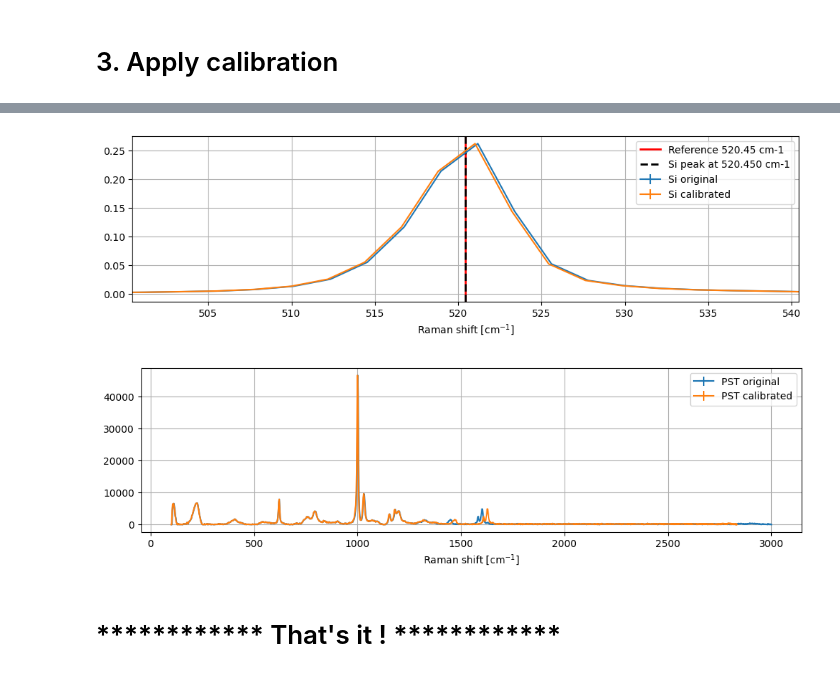
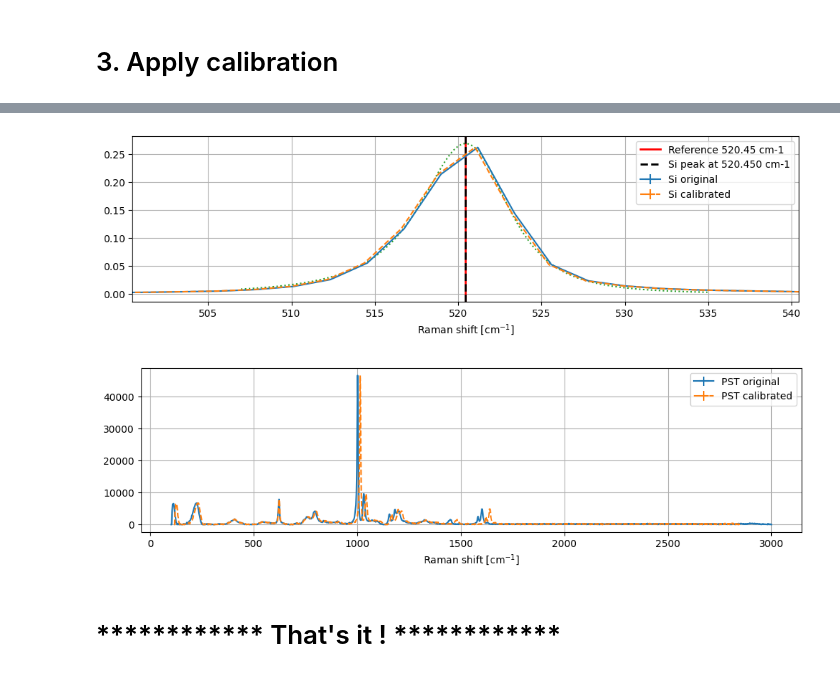
Before and after one commit to h2020charisma/ramanchada2, a Jupyter notebook: examples/publication/demo.ipynb, the cells around one changed output, grey strips where cells are left out. Cells and saved outputs as stored; diff of their text form; code cells hidden in the pictures.

```diff
--- a/examples/publication/demo.ipynb
+++ b/examples/publication/demo.ipynb
@@ -79,9 +79,10 @@ try:
         find_kw={"wlen": 200, "width": 1},
         fit_peaks_kw={},
         should_fit=fit_neon_peaks,
-        match_method="cluster",
+        match_method="argmin2d",
         interpolator_method="pchip"
     )
+    calmodel.nonmonotonic = "nan" # optional
     assert len(calmodel.components) == 2
     print(type(calmodel.components[0]),calmodel.components[0])
     print(type(calmodel.components[1]),calmodel.components[1])
@@ -150,7 +150,8 @@ si_peak_found = df.iloc[0]["position"]
 # plots
 fig, ax = plt.subplots(1,1,figsize=(12,3))
 spe_sil.plot(ax=ax,label="Si original")
-spe_sil_calibrated.plot(ax=ax,label="Si calibrated")
+spe_sil_calibrated.plot(ax=ax,label="Si calibrated",linestyle='--')
+fitres.plot(ax=ax, label="Fit", linestyle=':')
 ax.set_xlabel('Raman shift [cm$^{-1}$]')
 ax.axvline(x=520.45, color='red', linestyle='-', linewidth=2, label="Reference 520.45 cm-1")
 ax.set_xlim(520.45-20,520.45+20)
@@ -159,25 +160,25 @@ ax.legend()
 plt.grid()
 plt.show()
 # %% [output]
-[figure, old version]
+[figure, new version]
 # %%
 # apply calibration to another spectrum (e.g. PST)
 spe_pst = rc2.spectrum.from_test_spe(
             sample=["PST"], provider=[provider], device=[device], OP=[optical_path], laser_wl=[str(laser_wl)]
         )
 spe_pst = spe_pst.trim_axes(method="x-axis", boundaries=(100, max(spe_pst.x))).subtract_baseline_rc1_snip(niter= 40)
 spe_pst_calibrated = calmodel.apply_calibration_x(spe_pst)
 
 # plots
 fig, ax = plt.subplots(1,1,figsize=(12,3))
 spe_pst.plot(ax=ax,label="PST original")
-spe_pst_calibrated.plot(ax=ax,label="PST calibrated")
+spe_pst_calibrated.plot(ax=ax,label="PST calibrated",linestyle='--')
 ax.set_xlabel('Raman shift [cm$^{-1}$]')
 ax.legend()
 plt.grid()
 plt.show()
 # %% [output]
-[figure, old version]
+[figure, new version]
 # %% [markdown]
 # ************ That's it ! ************
 # %% [markdown]
```
Also changed, not shown: parts of 13 cells of this notebook.
